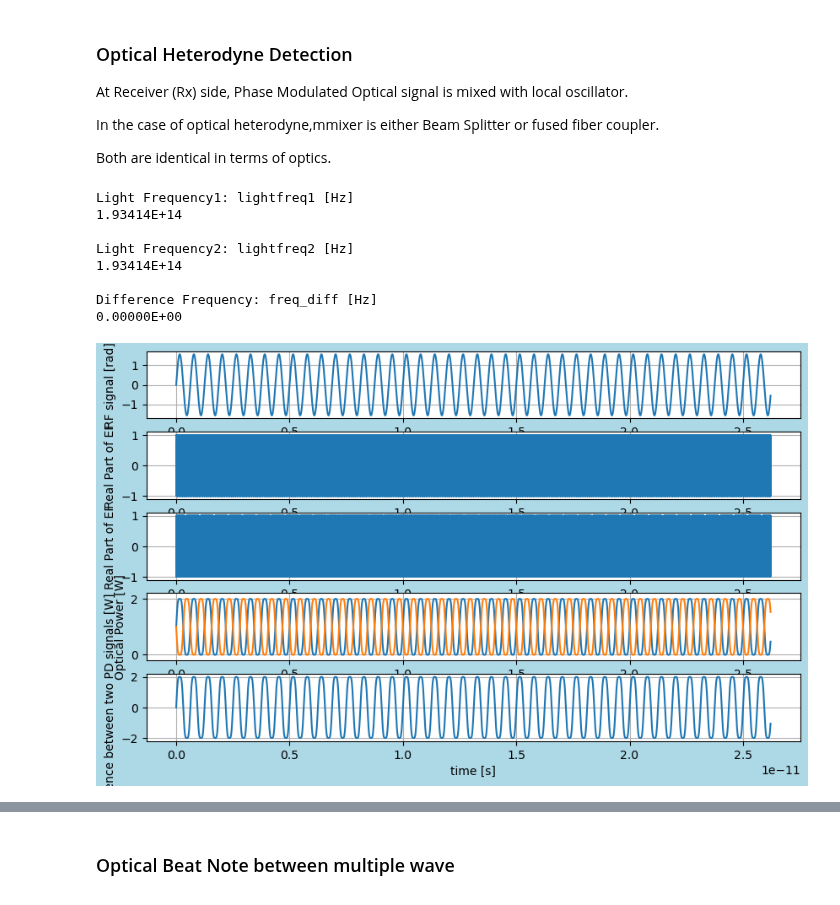
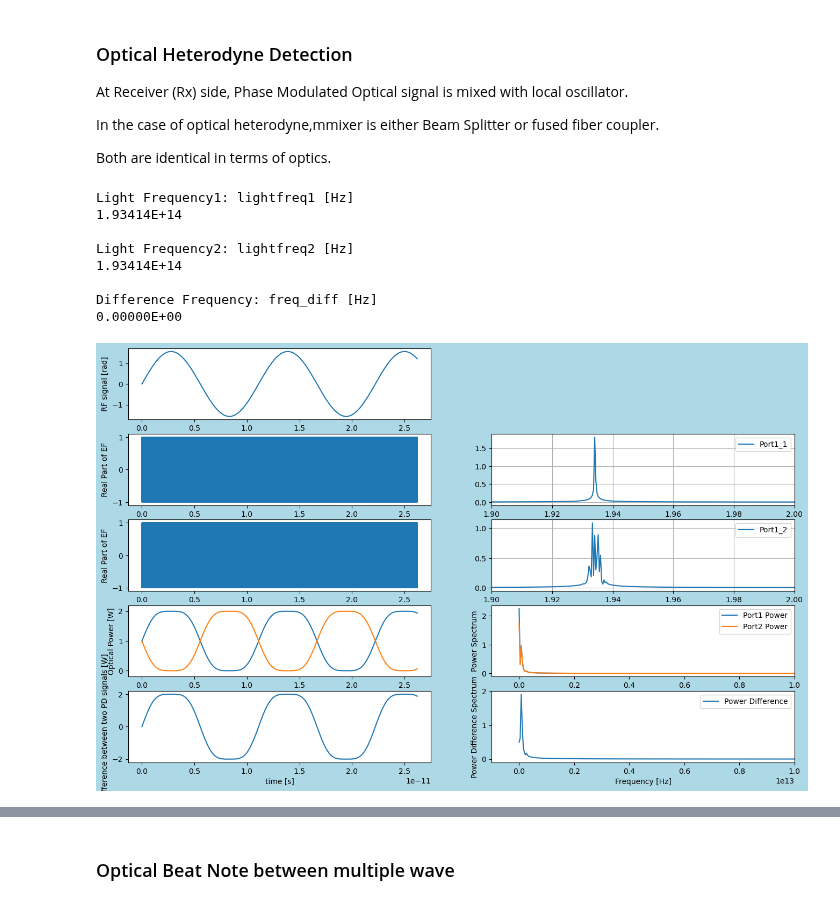
Before and after one commit to tacticstactics/optical-heterodyne-detection, a Jupyter notebook: optical_heterodyne_detection.ipynb, the cells around one changed output, grey strips where cells are left out. Saved outputs shown, nothing was run; the diff lists cells and outputs as text; code cells hidden in the pictures.

```diff
--- a/optical_heterodyne_detection.ipynb
+++ b/optical_heterodyne_detection.ipynb
@@ -56,7 +56,7 @@ tcol = np.linspace(0.0, t_step * samplerate, samplerate, endpoint=False)
 
 amp_c = 0.5 * np.pi
 #amp_c = 0
-freq_rf = 1600e9 # [Hz]
+freq_rf = 90e9 # [Hz]
 
 md = 1 # modulation depth. 1 = 100 %
 dc_offset = 0 # DC offset
@@ -144,61 +144,95 @@ for ii in range(samplerate):
 
     power3_1 = (np.abs(Port3_1_Eout))**2 # Optical power is calculated as squared of absolute electric field strength
     Port3_1_powercol[ii] = power3_1
 
     #Reflect
     Port3_2_Eout = Eout3[1,0]
     Port3_2_EFcol[ii] = Port3_2_Eout
 
     power3_2 = (np.abs(Port3_2_Eout))**2
     Port3_2_powercol[ii] = power3_2
 
     # Power Difference
     Power_diff = power3_1 - power3_2
     Power_diffcol[ii] = Power_diff
 
-fig1 = plt.figure(figsize = (10,6), facecolor='lightblue')
+fig1 = plt.figure(figsize = (16,10), facecolor='lightblue')
 
-ax1 = fig1.add_subplot(5, 1, 1)
-ax2 = fig1.add_subplot(5, 1, 2)
-ax3 = fig1.add_subplot(5, 1, 3)
-ax4 = fig1.add_subplot(5, 1, 4)
-ax5 = fig1.add_subplot(5, 1, 5)
+ax1_1 = fig1.add_subplot(5, 2, 1)
+ax1_3 = fig1.add_subplot(5, 2, 3)
+ax1_5 = fig1.add_subplot(5, 2, 5)
+ax1_7 = fig1.add_subplot(5, 2, 7)
+ax1_9 = fig1.add_subplot(5, 2, 9)
 
-ax1.plot(tcol,rfsignalcol)
-ax1.set_ylabel("RF signal [rad]")
-#ax1.set_ylim(-3.14,3.14)
-ax1.grid()
-
-ax2.plot(tcol,np.real(Port1_1_EFcol))
-ax2.set_ylabel("Real Part of EF")
-#ax2.set_ylim(-3, 3)
-ax2.grid()
-
-ax3.plot(tcol,np.real(Port1_2_EFcol))
-ax3.set_ylabel("Real Part of EF")
-#ax2.set_ylim(-3, 3)
-ax3.grid()
-
-ax4.plot(tcol,Port3_1_powercol,tcol,Port3_2_powercol)
-ax4.set_ylabel("Optical Power [W]")
-ax4.set_ylim(-0.2,2.2)
-ax4.grid(True)
-
-ax5.plot(tcol,Power_diffcol)
-ax5.set_xlabel("time [s]")
-ax5.set_ylabel("Difference between two PD signals [W]")
-ax5.grid()
+ax1_4 = fig1.add_subplot(5, 2, 4)
+ax1_6 = fig1.add_subplot(5, 2, 6)
+ax1_8 = fig1.add_subplot(5, 2, 8)
+ax1_10 = fig1.add_subplot(5, 2, 10)
 
 
+ax1_1.plot(tcol,rfsignalcol)
+ax1_1.set_ylabel("RF signal [rad]")
 
+
+ax1_3.plot(tcol,np.real(Port1_1_EFcol))
+ax1_3.set_ylabel("Real Part of EF")
+
+ax1_5.plot(tcol,np.real(Port1_2_EFcol))
+ax1_5.set_ylabel("Real Part of EF")
+
+ax1_7.plot(tcol,Port3_1_powercol,tcol,Port3_2_powercol)
+ax1_7.set_ylabel("Optical Power [W]")
+ax1_7.set_ylim(-0.2,2.2)
+
+ax1_9.plot(tcol,Power_diffcol)
+ax1_9.set_xlabel("time [s]")
+ax1_9.set_ylabel("Difference between two PD signals [W]")
+
+
+xf = fftfreq(samplerate, t_step)[:samplerate//2]
+
+Port1_1_EFcol_f = fft(Port1_1_EFcol)
+Port1_2_EFcol_f = fft(Port1_2_EFcol)
+
+ax1_4.plot(xf, 2.0/samplerate * np.abs(Port1_1_EFcol_f[0:samplerate//2]),label="Port1_1")
+ax1_4.set_xlim(190e12,200e12)
+ax1_4.legend()
+ax1_4.grid(True)
+
+ax1_6.plot(xf, 2.0/samplerate * np.abs(Port1_2_EFcol_f[0:samplerate//2]),label="Port1_2")
+ax1_6.set_xlim(190e12,200e12)
+ax1_6.legend()
+ax1_6.grid(True)
+
+Port1_powercol_f = fft(Port3_1_powercol)
+Port2_powercol_f = fft(Port3_2_powercol)
+
+ax1_8.plot(xf, 2.0/samplerate * np.abs(Port1_powercol_f[0:samplerate//2]),label="Port1 Power")
+ax1_8.set_ylabel("Power Spectrum")
+ax1_8.set_xlim(-1e12,10e12)
+ax1_8.legend()
+
+
+ax1_8.plot(xf, 2.0/samplerate * np.abs(Port2_powercol_f[0:samplerate//2]), label="Port2 Power")
+ax1_8.set_ylabel("Power Spectrum")
+ax1_8.set_xlim(-1e12,10e12)
+ax1_8.legend()
+
+
+Power_diffcol_f = fft(Power_diffcol)
+ax1_10.plot(xf, 2.0/samplerate * np.abs(Power_diffcol_f[0:samplerate//2]), label="Power Difference")
+ax1_10.set_xlabel("Frequency [Hz]")
+ax1_10.set_ylabel("Power Difference Spectrum")
+ax1_10.set_xlim(-1e12,10e12)
+ax1_10.legend()
 plt.show()
 # %% [output]
 Light Frequency1: lightfreq1 [Hz]
 1.93414E+14
 
 Light Frequency2: lightfreq2 [Hz]
 1.93414E+14
 
 Difference Frequency: freq_diff [Hz]
 0.00000E+00
-[figure, old version]
+[figure, new version]
```
Also changed, not shown: parts of 3 cells of this notebook, 27 other files.
